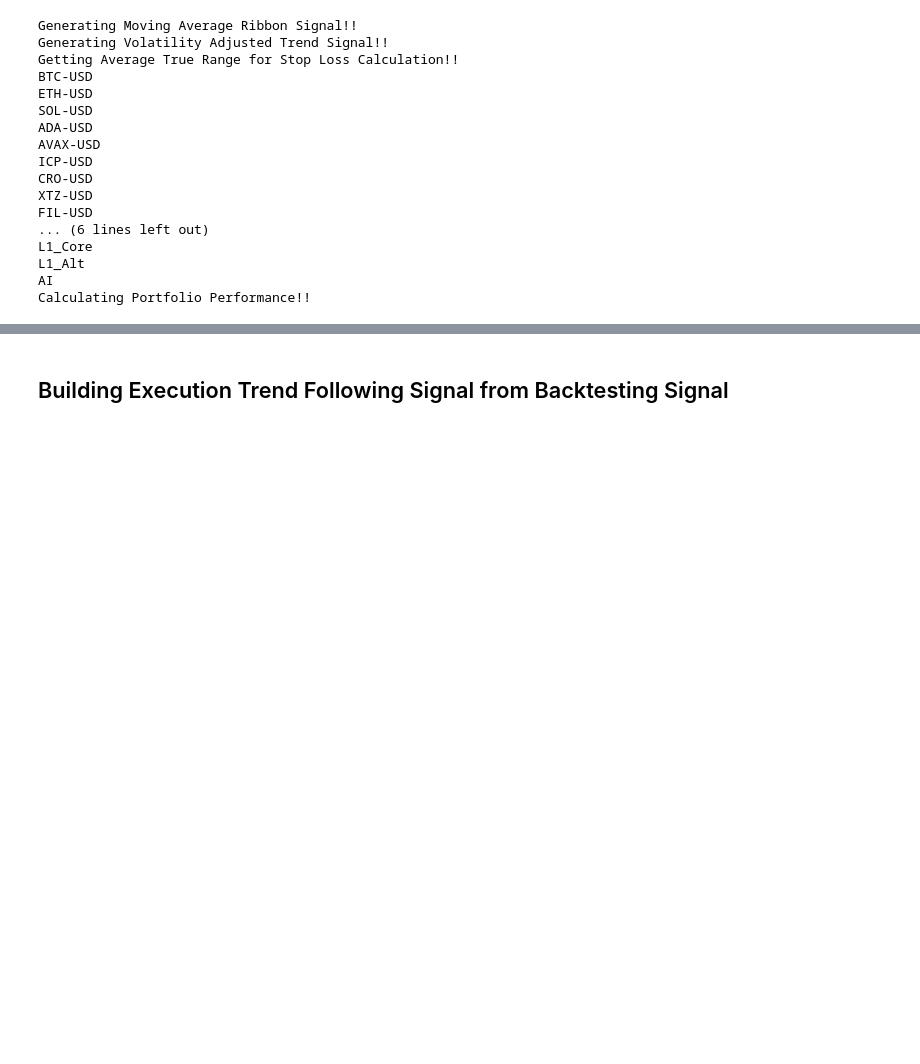
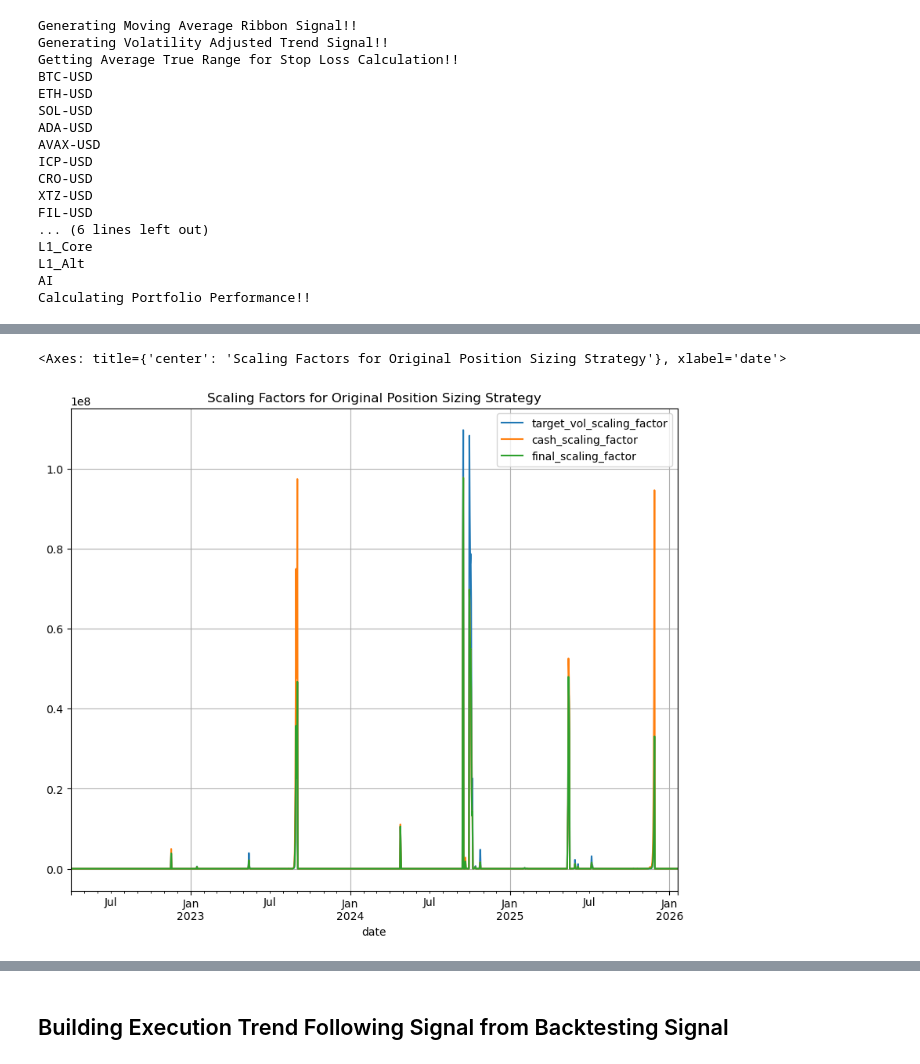
Before and after one commit to adheerchauhan/trend_following, a Jupyter notebook: research/notebooks/Trend_Following_Expanded_Universe_Live_Performance.ipynb, the cells around one changed output, grey strips where cells are left out. Cells and saved outputs as stored; diff of their text form; code cells hidden in the pictures; blank space fills up the shorter version.

```diff
--- a/research/notebooks/Trend_Following_Expanded_Universe_Live_Performance.ipynb
+++ b/research/notebooks/Trend_Following_Expanded_Universe_Live_Performance.ipynb
@@ -1149,0 +1180,5 @@ sleeve_metrics
+# %%
+df_expanded_universe[['target_vol_scaling_factor','cash_scaling_factor','final_scaling_factor']].plot(figsize=(10,8), grid=True, title='Scaling Factors for Original Position Sizing Strategy')
+# %% [output]
+<Axes: title={'center': 'Scaling Factors for Original Position Sizing Strategy'}, xlabel='date'>
+[figure, added]
```
Also changed, not shown: parts of 82 cells of this notebook, 2 other files.
